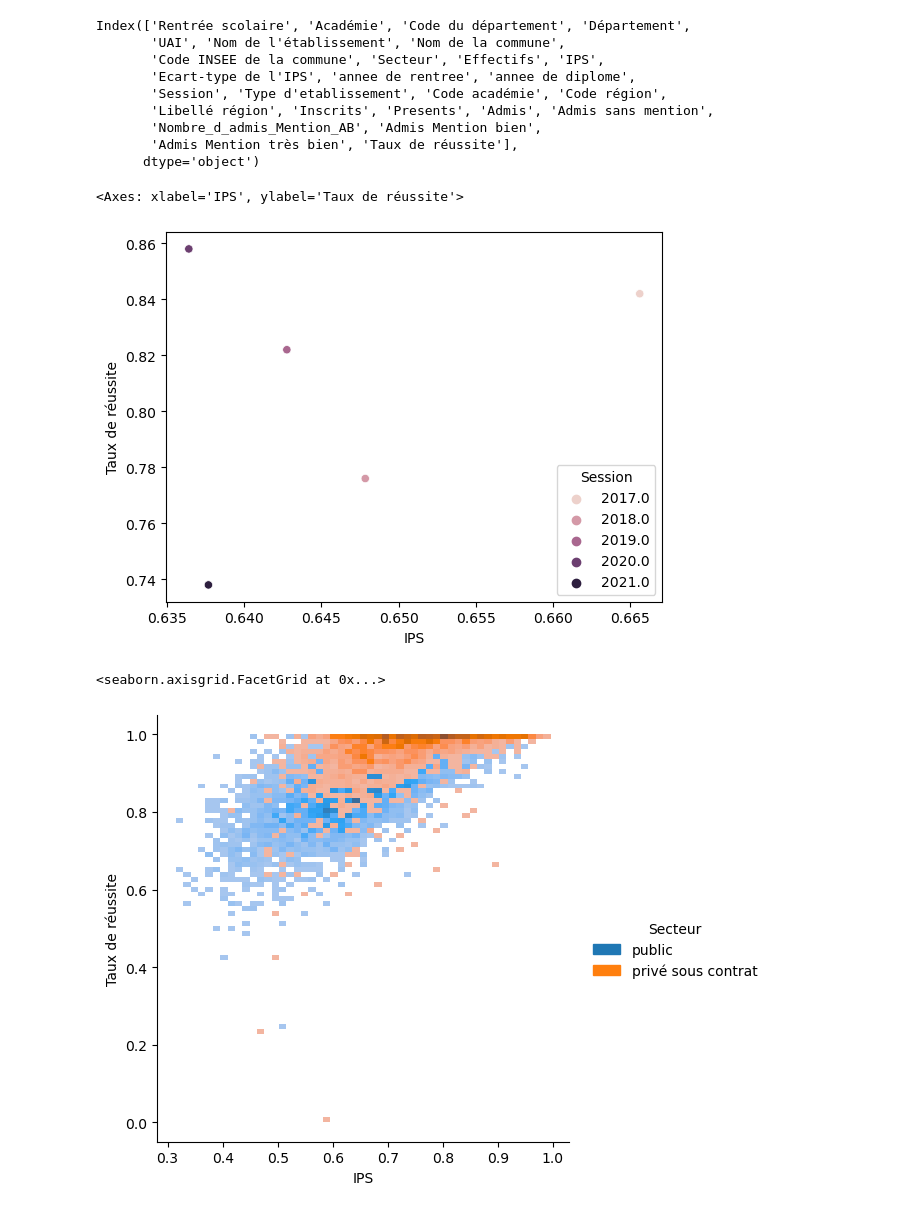
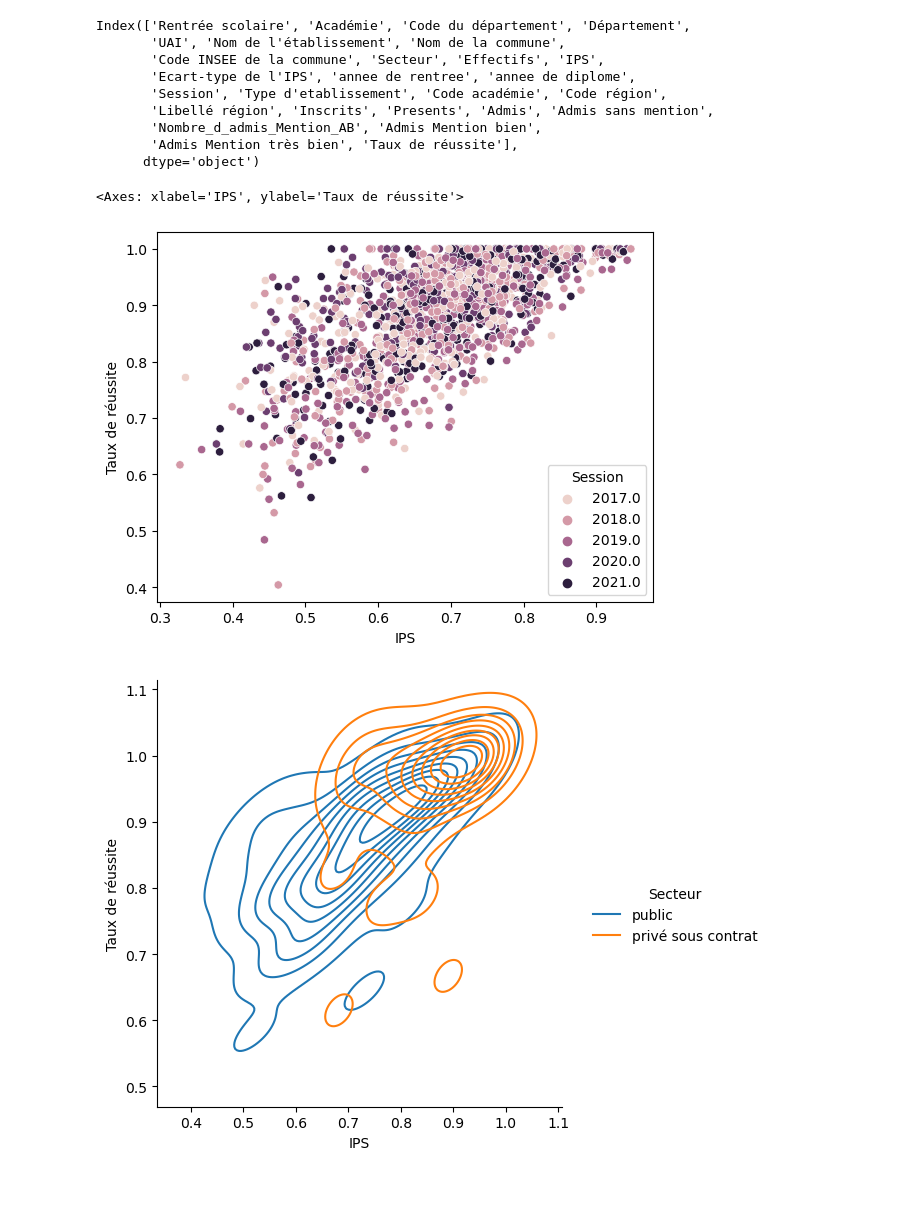
Before and after one commit to Nemesis81/PrezJedah, a Jupyter notebook: EDA_college.ipynb, the cells around one changed output. Drawn from its saved outputs; the diff is of its cells as text; code cells hidden in the pictures.

```diff
--- a/EDA_college.ipynb
+++ b/EDA_college.ipynb
@@ -36,12 +36,17 @@ Index(['Rentrée scolaire', 'Académie', 'Code du département', 'Département',
        'Admis Mention très bien', 'Taux de réussite'],
       dtype='object')
 # %%
-sns.scatterplot(df[df['UAI']=='0382035F'], x='IPS', y='Taux de réussite', hue='Session')
+sns.scatterplot(df[df['Académie']=='LYON'], x='IPS', y='Taux de réussite', hue='Session')
 # %% [output]
 <Axes: xlabel='IPS', ylabel='Taux de réussite'>
-[figure, old version]
+[figure, new version]
 # %%
-sns.displot(df[df.Session == 2021], x='IPS', y='Taux de réussite', hue='Secteur')
+fig = sns.displot(df[(df.Académie =='PARIS')&(df.Session == 2021)],
+            x='IPS',
+            y='Taux de réussite',
+            hue='Secteur',
+            kind="kde")
+
+# fig.limit(x=(0,1),y=(0,1))
 # %% [output]
-<seaborn.axisgrid.FacetGrid at 0x...>
-[figure, old version]
+[figure, new version]
```
